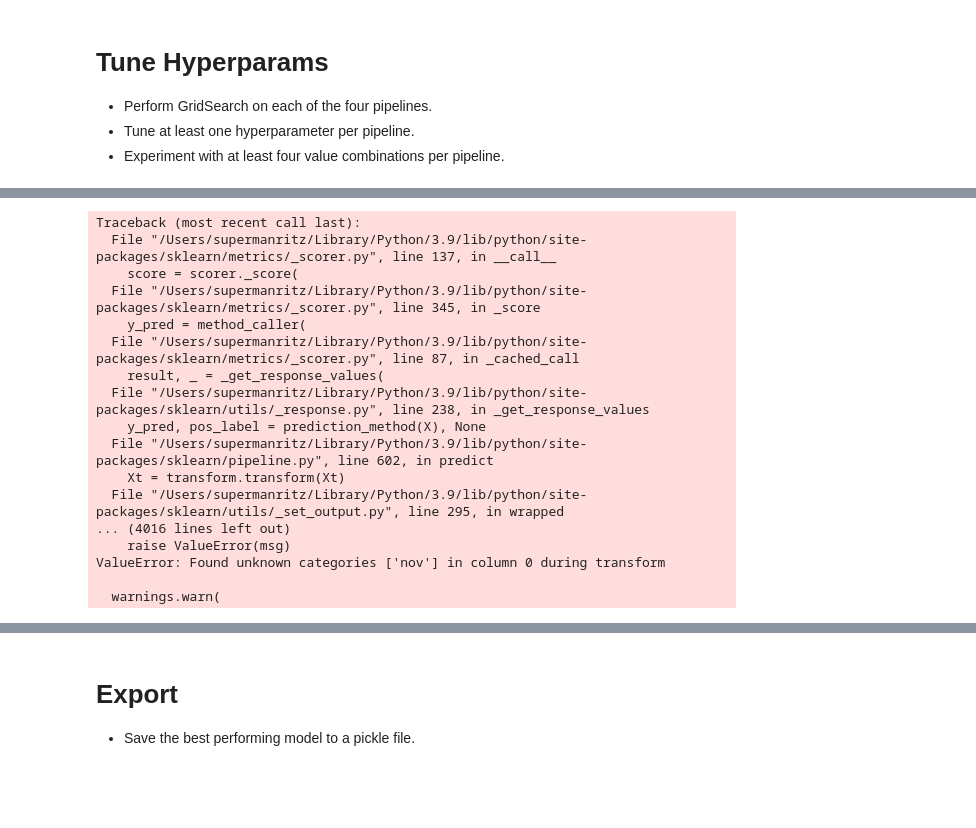
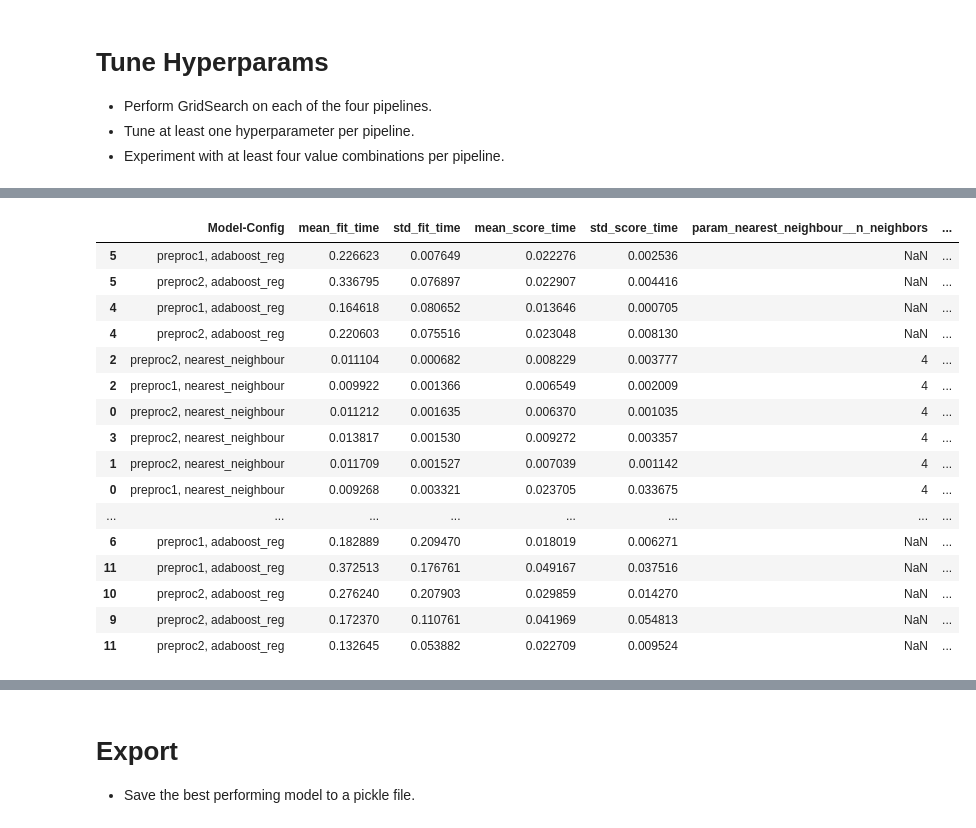
Before and after one commit to SupermanRitz/scaling_to_production, a Jupyter notebook: 02_activities/assignments/assignment_3.ipynb, the cells around one changed output, grey strips where cells are left out. Drawn from its saved outputs; the diff is of its cells as text; code cells hidden in the pictures; blank space fills up the shorter version.

```diff
--- a/02_activities/assignments/assignment_3.ipynb
+++ b/02_activities/assignments/assignment_3.ipynb
@@ -137,8 +137,7 @@ Create preproc1 below.
 # preproc1
 preproc1 = ColumnTransformer([
     ('num_transformer' , StandardScaler() , [ 'ffmc' , 'dmc' , 'dc' , 'isi' , 'temp' , 'rh' , 'wind' , 'rain' ] ),
-    ('col_transformer' , OneHotEncoder() , [ 'month' , 'day' ] )
-
+    ('col_transformer' , OneHotEncoder(handle_unknown='infrequent_if_exist') , [ 'month' ] )
 ])
 
 preproc1
@@ -159,7 +159,7 @@ Create preproc1 below.
 # preproc2
 preproc2 = ColumnTransformer([
     ('num_transformer' , RobustScaler() , [ 'ffmc' , 'dmc' , 'dc' , 'isi' , 'temp' , 'rh' , 'wind' , 'rain' ]),
-    ('col_transformer' , OneHotEncoder() , [ 'month' , 'day' ])
+    ('col_transformer' , OneHotEncoder(handle_unknown='infrequent_if_exist') , [ 'month' ])
 ])
 
 preproc2
@@ -275,7 +272,8 @@ advanced_params = {
     'adaboost_reg__n_estimators': [ 10 , 50 , 100]
 }
 
-scoring = ['neg_mean_squared_error']
+scoring = ['neg_root_mean_squared_error']
+#{'neg_root_mean_squared_error', 'f1', 'neg_mean_gamma_deviance', 'adjusted_mutual_info_score', 'f1_weighted', 'recall_weighted', 'neg_root_mean_squared_log_error', 'completeness_score', 'jaccard_samples', 'matthews_corrcoef', 'roc_auc_ovr', 'precision_weighted', 'f1_macro', 'accuracy', 'roc_auc_ovo_weighted', 'neg_median_absolute_error', 'jaccard_macro', 'roc_auc_ovo', 'explained_variance', 'neg_mean_poisson_deviance', 'balanced_accuracy', 'homogeneity_score', 'normalized_mutual_info_score', 'fowlkes_mallows_score', 'jaccard', 'precision_samples', 'recall_micro', 'recall_samples', 'roc_auc_ovr_weighted', 'precision', 'average_precision', 'max_error', 'f1_micro', 'v_measure_score', 'precision_micro', 'precision_macro', 'adjusted_rand_score', 'neg_mean_absolute_percentage_error', 'rand_score', 'positive_likelihood_ratio', 'neg_mean_squared_error', 'jaccard_micro', 'neg_negative_likelihood_ratio', 'neg_mean_squared_log_error', 'jaccard_weighted', 'neg_log_loss', 'neg_mean_absolute_error', 'recall_macro', 'top_k_accuracy', 'r2', 'neg_brier_score', 'recall', 'roc_auc', 'f1_samples', 'mutual_info_score'}
 # %%
 def model_eval(model , params , scoring , x_train , y_train):
     grid_cv = GridSearchCV(
@@ -289,5 +287,6 @@ def model_eval(model , params , scoring , x_train , y_train):
 
     results_df = pd.DataFrame(grid_cv.cv_results_)
     best_params = grid_cv.best_params_
+    best_estimator = grid_cv.best_estimator_
 
-    return results_df , best_params
+    return results_df , best_params , best_estimator
@@ -299,28 +340,41 @@ test_models = {
     pipe2_adv : advanced_params
 }
 # %%
-eval_results = []
+eval_results = {}
 best_eval_params = {}
+best_estimators = {}
+
+stacked_outputs = []
 
 for key , value in test_models.items():
-    eval_result , eval_best = model_eval( key , value , scoring , x_train , y_train )
-    eval_results.append(eval_result)
-    best_eval_params[key.steps[0][0] + ', ' + key.steps[1][0] + ' : ' + str(value)] = eval_best
+    eval_result , eval_bestparams , best_est = model_eval( key , value , scoring , x_train , y_train )
+    pipe_key = key.steps[0][0] + ', ' + key.steps[1][0]
+    eval_result.insert(0 , 'Model-Config' , pipe_key)
+
+    stacked_outputs.append(eval_result)
+
+    eval_results[key.steps[0][0] + ', ' + key.steps[1][0]] = eval_result
+    best_eval_params[key.steps[0][0] + ', ' + key.steps[1][0] + ' : ' + str(value)] = eval_bestparams
+    best_estimators[key.steps[0][0] + ', ' + key.steps[1][0]] = best_est
+
+models = pd.concat(stacked_outputs)
+
+models.sort_values('mean_test_neg_root_mean_squared_error')
 # %% [output]
-Traceback (most recent call last):
-  File "/Users/supermanritz/Library/Python/3.9/lib/python/site-packages/sklearn/metrics/_scorer.py", line 137, in __call__
-    score = scorer._score(
-  File "/Users/supermanritz/Library/Python/3.9/lib/python/site-packages/sklearn/metrics/_scorer.py", line 345, in _score
-    y_pred = method_caller(
-  File "/Users/supermanritz/Library/Python/3.9/lib/python/site-packages/sklearn/metrics/_scorer.py", line 87, in _cached_call
-    result, _ = _get_response_values(
-  File "/Users/supermanritz/Library/Python/3.9/lib/python/site-packages/sklearn/utils/_response.py", line 238, in _get_response_values
-    y_pred, pos_label = prediction_method(X), None
-  File "/Users/supermanritz/Library/Python/3.9/lib/python/site-packages/sklearn/pipeline.py", line 602, in predict
-    Xt = transform.transform(Xt)
-  File "/Users/supermanritz/Library/Python/3.9/lib/python/site-packages/sklearn/utils/_set_output.py", line 295, in wrapped
-... (4016 lines left out)
-    raise ValueError(msg)
-ValueError: Found unknown categories ['nov'] in column 0 during transform
-
-  warnings.warn(
+|  | Model-Config | mean_fit_time | std_fit_time | mean_score_time | std_score_time | param_nearest_neighbour__n_neighbors | ... |
+| 5 | preproc1, adaboost_reg | 0.226623 | 0.007649 | 0.022276 | 0.002536 | NaN | ... |
+| 5 | preproc2, adaboost_reg | 0.336795 | 0.076897 | 0.022907 | 0.004416 | NaN | ... |
+| 4 | preproc1, adaboost_reg | 0.164618 | 0.080652 | 0.013646 | 0.000705 | NaN | ... |
+| 4 | preproc2, adaboost_reg | 0.220603 | 0.075516 | 0.023048 | 0.008130 | NaN | ... |
+| 2 | preproc2, nearest_neighbour | 0.011104 | 0.000682 | 0.008229 | 0.003777 | 4 | ... |
+| 2 | preproc1, nearest_neighbour | 0.009922 | 0.001366 | 0.006549 | 0.002009 | 4 | ... |
+| 0 | preproc2, nearest_neighbour | 0.011212 | 0.001635 | 0.006370 | 0.001035 | 4 | ... |
+| 3 | preproc2, nearest_neighbour | 0.013817 | 0.001530 | 0.009272 | 0.003357 | 4 | ... |
+| 1 | preproc2, nearest_neighbour | 0.011709 | 0.001527 | 0.007039 | 0.001142 | 4 | ... |
+| 0 | preproc1, nearest_neighbour | 0.009268 | 0.003321 | 0.023705 | 0.033675 | 4 | ... |
+| ... | ... | ... | ... | ... | ... | ... | ... |
+| 6 | preproc1, adaboost_reg | 0.182889 | 0.209470 | 0.018019 | 0.006271 | NaN | ... |
+| 11 | preproc1, adaboost_reg | 0.372513 | 0.176761 | 0.049167 | 0.037516 | NaN | ... |
+| 10 | preproc2, adaboost_reg | 0.276240 | 0.207903 | 0.029859 | 0.014270 | NaN | ... |
+| 9 | preproc2, adaboost_reg | 0.172370 | 0.110761 | 0.041969 | 0.054813 | NaN | ... |
+| 11 | preproc2, adaboost_reg | 0.132645 | 0.053882 | 0.022709 | 0.009524 | NaN | ... |
```
Also changed, not shown: parts of 18 cells of this notebook.
